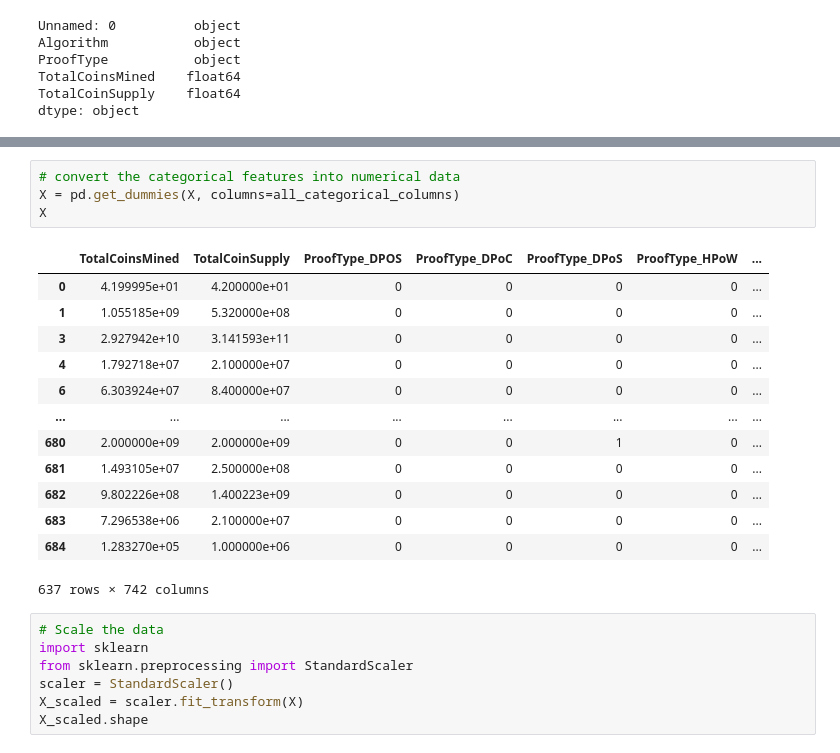
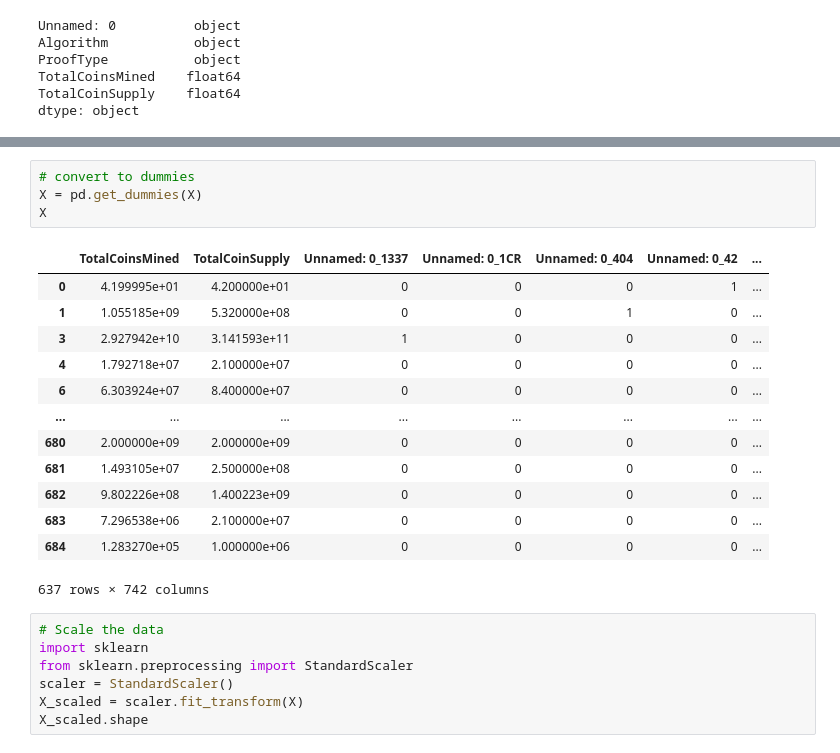
Before and after one commit to Bc-AJPR/New_Cryptocurrency, a Jupyter notebook: Analysis.ipynb, the cells around one changed output, grey strips where cells are left out. Cells and saved outputs as stored; diff of their text form.

```diff
--- a/Analysis.ipynb
+++ b/Analysis.ipynb
@@ -64,16 +48,16 @@ categorical columns
 # %%
-# convert the categorical features into numerical data
-X = pd.get_dummies(X, columns=all_categorical_columns)
+# convert to dummies
+X = pd.get_dummies(X)
 X
 # %% [output]
-|  | TotalCoinsMined | TotalCoinSupply | ProofType_DPOS | ProofType_DPoC | ProofType_DPoS | ProofType_HPoW | ... |
-| 0 | 4.199995e+01 | 4.200000e+01 | 0 | 0 | 0 | 0 | ... |
-| 1 | 1.055185e+09 | 5.320000e+08 | 0 | 0 | 0 | 0 | ... |
-| 3 | 2.927942e+10 | 3.141593e+11 | 0 | 0 | 0 | 0 | ... |
+|  | TotalCoinsMined | TotalCoinSupply | Unnamed: 0_1337 | Unnamed: 0_1CR | Unnamed: 0_404 | Unnamed: 0_42 | ... |
+| 0 | 4.199995e+01 | 4.200000e+01 | 0 | 0 | 0 | 1 | ... |
+| 1 | 1.055185e+09 | 5.320000e+08 | 0 | 0 | 1 | 0 | ... |
+| 3 | 2.927942e+10 | 3.141593e+11 | 1 | 0 | 0 | 0 | ... |
 | 4 | 1.792718e+07 | 2.100000e+07 | 0 | 0 | 0 | 0 | ... |
 | 6 | 6.303924e+07 | 8.400000e+07 | 0 | 0 | 0 | 0 | ... |
 | ... | ... | ... | ... | ... | ... | ... | ... |
-| 680 | 2.000000e+09 | 2.000000e+09 | 0 | 0 | 1 | 0 | ... |
+| 680 | 2.000000e+09 | 2.000000e+09 | 0 | 0 | 0 | 0 | ... |
 | 681 | 1.493105e+07 | 2.500000e+08 | 0 | 0 | 0 | 0 | ... |
 | 682 | 9.802226e+08 | 1.400223e+09 | 0 | 0 | 0 | 0 | ... |
 | 683 | 7.296538e+06 | 2.100000e+07 | 0 | 0 | 0 | 0 | ... |
```
Also changed, not shown: parts of 5 cells of this notebook, 5 other files.
